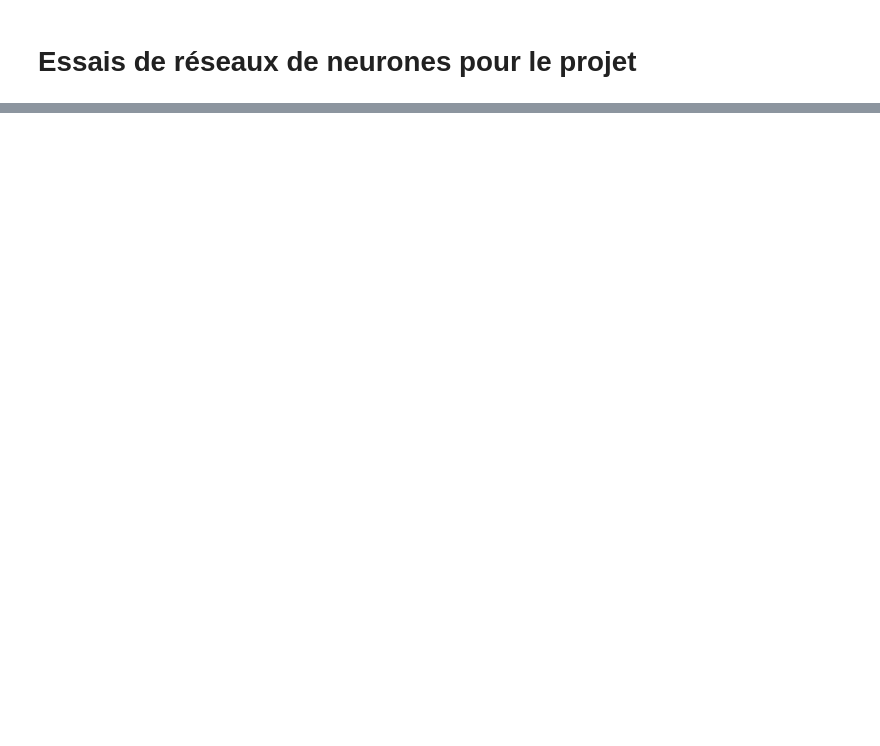
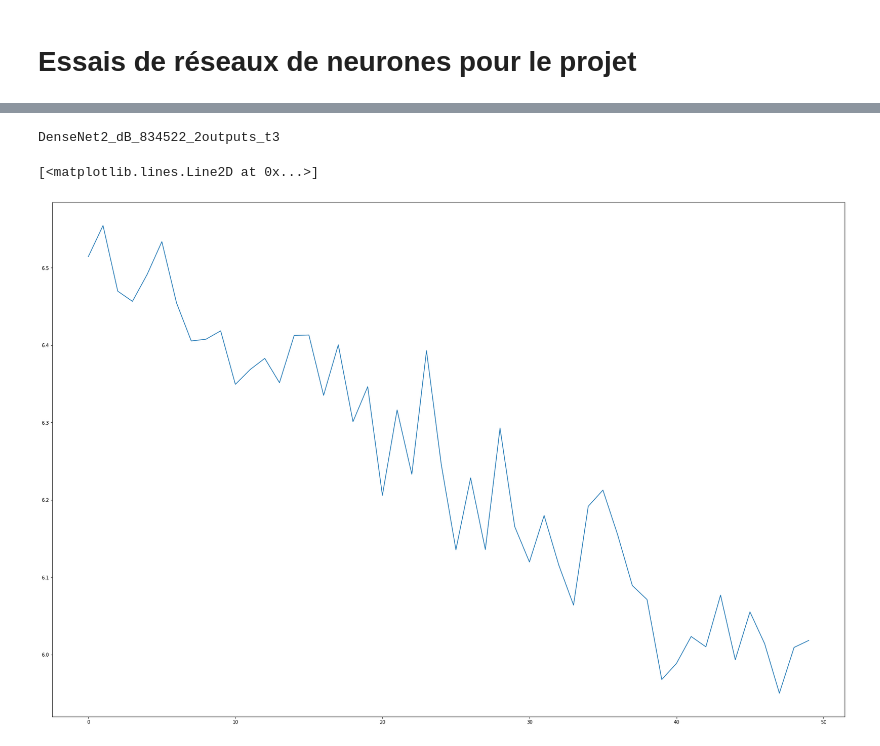
Before and after one commit to JonathanCauchon/Projet_machine_learning, a Jupyter notebook: JMV_denseNET.ipynb, the cells around one changed output, grey strips where cells are left out. Cells and saved outputs as stored; diff of their text form; code cells hidden in the pictures; blank space fills up the shorter version.

```diff
--- a/JMV_denseNET.ipynb
+++ b/JMV_denseNET.ipynb
@@ -251,30 +150,0 @@ torch.save(model.state_dict(), "DenseNet_t0_dB")
-# %%
-model.eval()
-all_predictions = []
-all_targets = []
-all_loss = []
-for i_batch, batch in enumerate(test_loader):
-    predictions, targets = batch
-    predictions = predictions.to(device)
-    targets = targets.to(device)
-    with torch.no_grad():
-        predictions = model(predictions)
-        loss = criterion(predictions, targets)
-    all_loss.append(loss.item())
-    all_predictions.append(predictions.cpu().numpy())
-    all_targets.append(targets.cpu().numpy())
-
-kd = 1
-jd = 0
-# for kd in range(1):
-#     plt.plot(lambda_,all_targets[kd][jd])
-#     plt.plot(lambda_,all_predictions[kd][jd])
-# plt.figure(4)
-# plt.plot(lambda_,all_targets[kd][jd])
-# plt.plot(lambda_,all_predictions[kd][jd])
-plt.figure(figsize=(40,20))
-fig, subfigs = plt.subplots(2, 4, tight_layout=True)
-for subfig,kd in zip(subfigs.reshape(-1),np.random.randint(0,len(test_loader),8)):
-        subfig.plot(lambda_,(all_predictions[kd][jd]))
-        subfig.plot(lambda_,(all_targets[kd][jd]))
-        subfig.set_title('loss: {:.5f}'.format(all_loss[kd]))
@@ -283,0 +296,8 @@ for subfig,kd in zip(subfigs.reshape(-1),np.random.randint(0,len(test_loader),8)
+# %%
+## INIT TRAINING PARAMETERS
+# Définit si cuda est utilisé ou non
+# mettre cuda pour utiliser un GPU
+device = "cuda" if torch.cuda.is_available() else "cpu"
+# Définit les paramètres d'entraînement
+# Nous vous conseillons ces paramètres.
+dataset_train = CDCDataset("JC/Data/Dataset_v0.txt","train")
@@ -283,0 +399,15 @@ for subfig,kd in zip(subfigs.reshape(-1),np.random.randint(0,len(test_loader),8)
+# %%
+## SAVE MODEL
+num_params = get_number_params(model)
+model_name = "DenseNet2_dB_"+str(num_params)+"_2outputs_t3"
+torch.save(model.state_dict(), model_name)
+
+print(model_name)
+# %% [output]
+DenseNet2_dB_834522_2outputs_t3
+# %%
+# plt.figure(0)
+plt.plot(np.arange(0,nb_epoch),train_losses_epoch)
+# %% [output]
+[<matplotlib.lines.Line2D at 0x...>]
+[figure, added]
```
Also changed, not shown: parts of 15 cells of this notebook, 1 other file.
